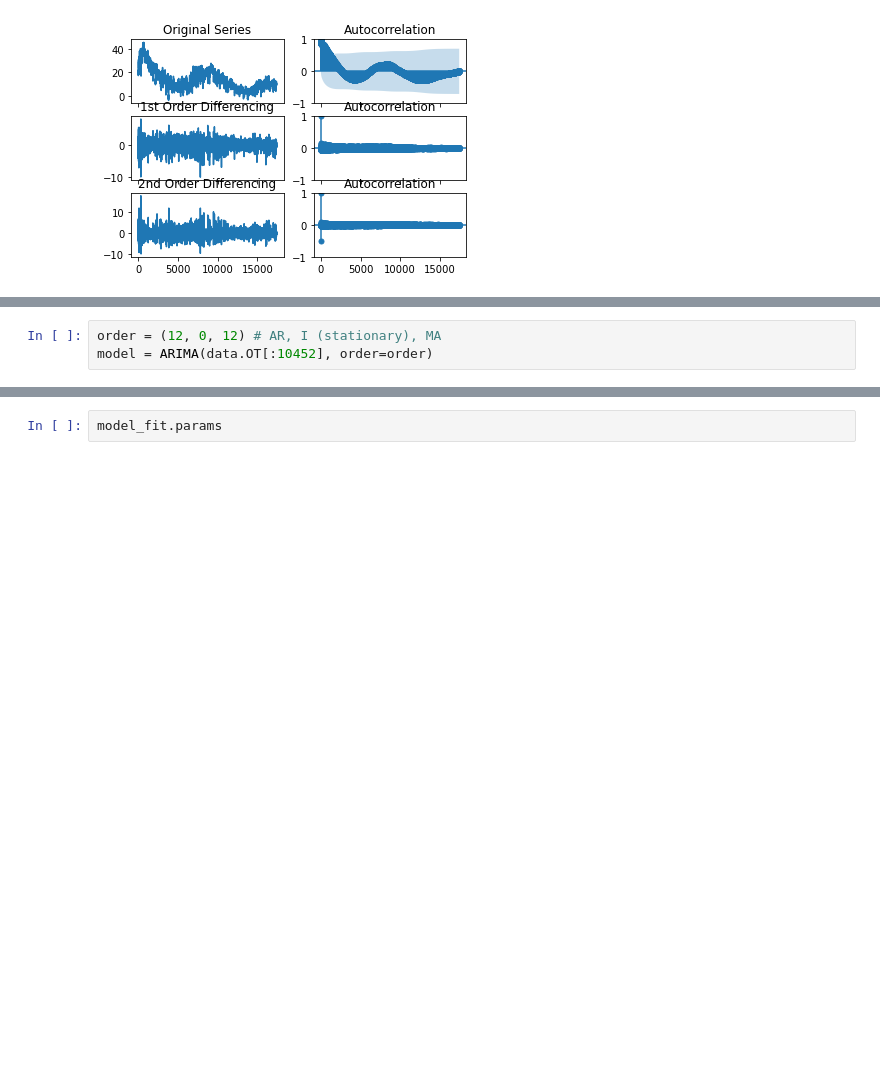
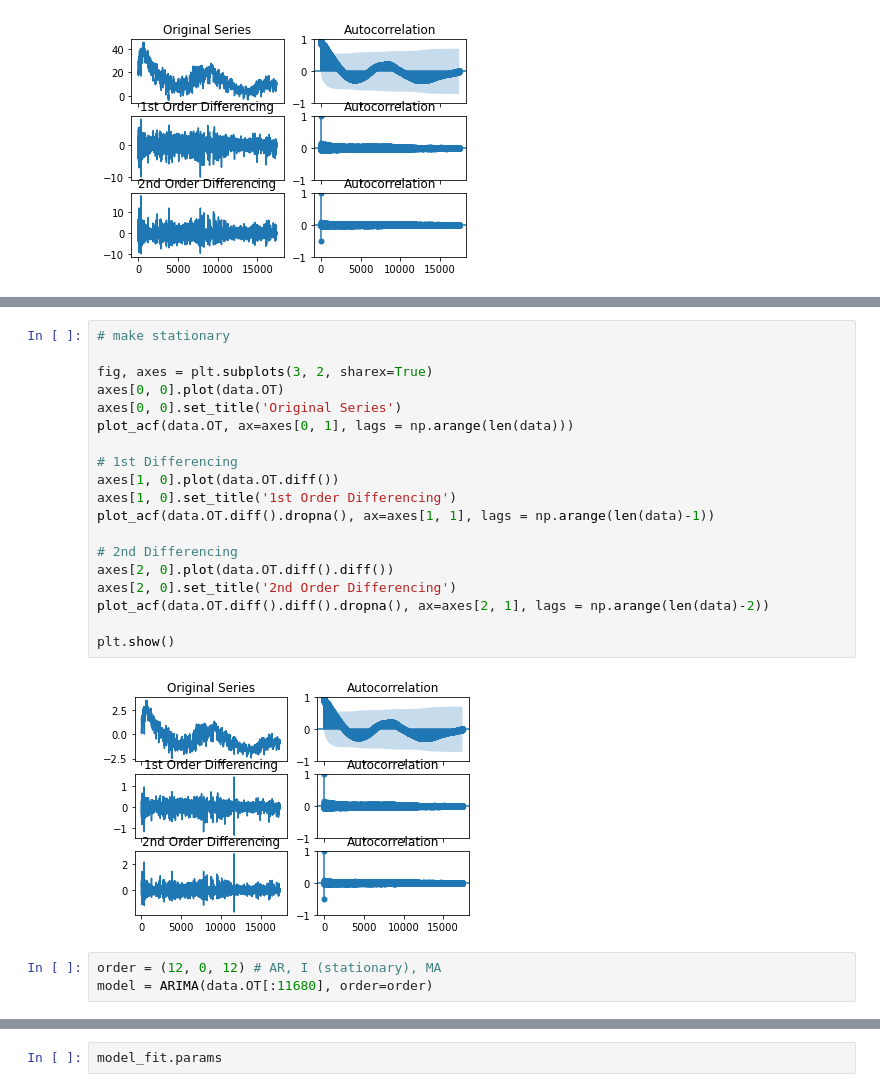
Before and after one commit to dmohorcic/SU_project, a Jupyter notebook: ARIMA/ARIMA_test.ipynb, the cells around one changed output, grey strips where cells are left out. Cells and saved outputs as stored; diff of their text form; blank space fills up the shorter version.

```diff
--- a/ARIMA/ARIMA_test.ipynb
+++ b/ARIMA/ARIMA_test.ipynb
@@ -56,6 +70,27 @@ plt.show()
+# %%
+# make stationary
+
+fig, axes = plt.subplots(3, 2, sharex=True)
+axes[0, 0].plot(data.OT)
+axes[0, 0].set_title('Original Series')
+plot_acf(data.OT, ax=axes[0, 1], lags = np.arange(len(data)))
+
+# 1st Differencing
+axes[1, 0].plot(data.OT.diff())
+axes[1, 0].set_title('1st Order Differencing')
+plot_acf(data.OT.diff().dropna(), ax=axes[1, 1], lags = np.arange(len(data)-1))
+
+# 2nd Differencing
+axes[2, 0].plot(data.OT.diff().diff())
+axes[2, 0].set_title('2nd Order Differencing')
+plot_acf(data.OT.diff().diff().dropna(), ax=axes[2, 1], lags = np.arange(len(data)-2))
+
+plt.show()
+# %% [output]
+[figure, added]
 # %%
 order = (12, 0, 12) # AR, I (stationary), MA
-model = ARIMA(data.OT[:10452], order=order)
+model = ARIMA(data.OT[:11680], order=order)
 # %%
 model_fit = model.fit()
 print(model_fit.summary())
```
Also changed, not shown: parts of 21 cells of this notebook, 6 other files.
